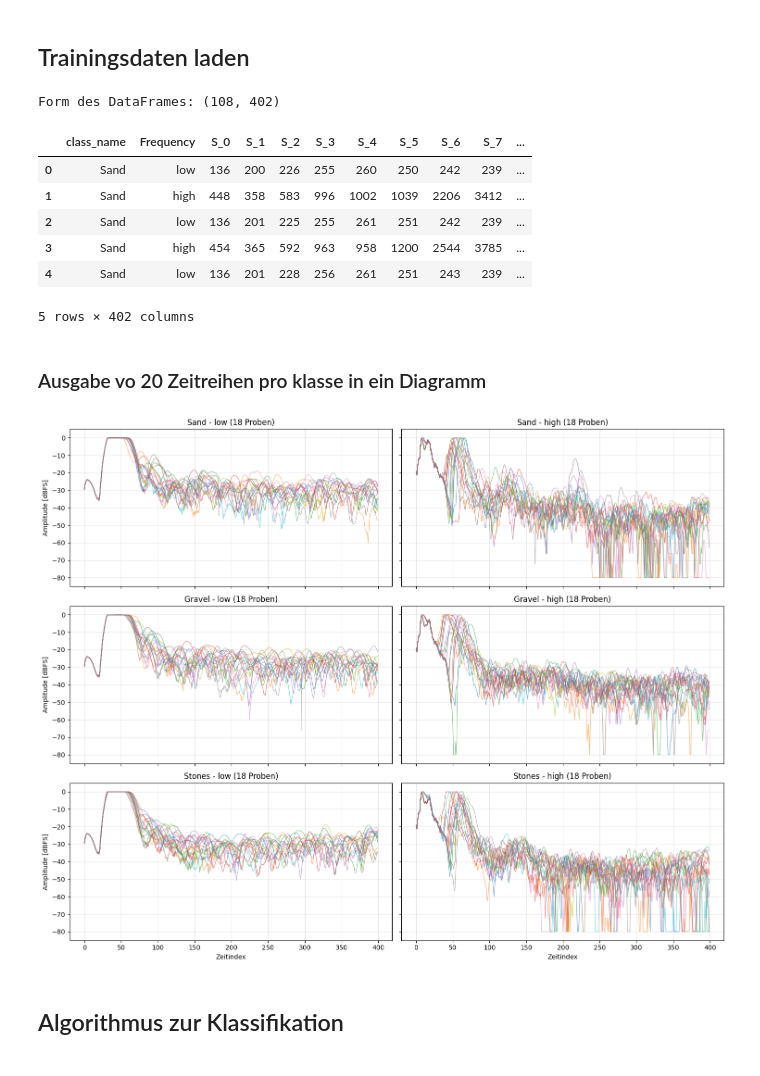
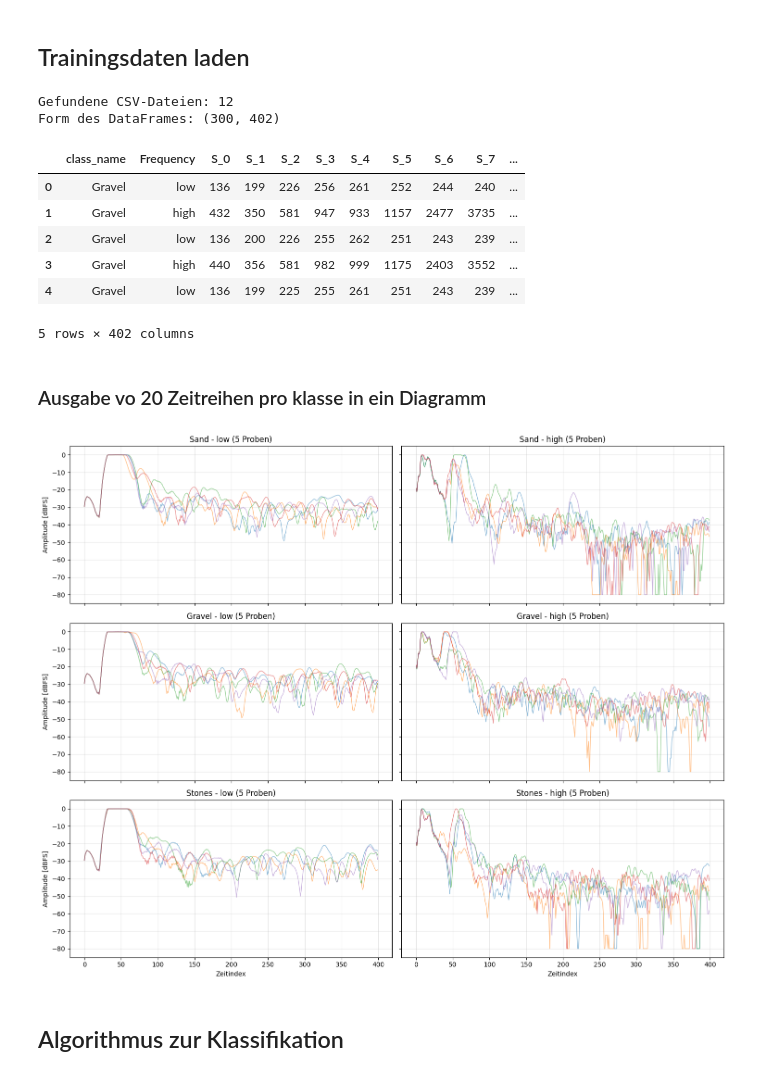
Before and after one commit to Ssaammyy36/sonar_mpa, a Jupyter notebook: dev/ki/notebooks/simple_ki_modell_v1.ipynb, the cells around one changed output. Drawn from its saved outputs; the diff is of its cells as text; code cells hidden in the pictures.

Commit message:
feat: Add initial simple KI model for sonar data classification in a new Jupyter notebook.

```diff
--- a/dev/ki/notebooks/simple_ki_modell_v1.ipynb
+++ b/dev/ki/notebooks/simple_ki_modell_v1.ipynb
@@ -44,45 +40,55 @@ model_save_path = os.path.abspath(os.path.join(os.getcwd(), "../../models/sonar_
 # %% [markdown]
 ## Trainingsdaten laden
 # %%
+
+import glob
+import os
+import pandas as pd
 # Daten einlesen
 data_frames = []
-for file in files:
-    file_path = os.path.join(base_path, file)
+search_pattern = os.path.join(base_path, '**/*.csv')
+csv_files = glob.glob(search_pattern, recursive=True)
+
+print(f"Gefundene CSV-Dateien: {len(csv_files)}")
+
+for file_path in csv_files:
     df = pd.read_csv(file_path, sep=';')                # Einlesen der CSV-Dateien, Trennzeichen ist Semikolon
     data_frames.append(df)
 
-# Zusammenfügen zu einem einzigen DataFrame
-data_frame = pd.concat(data_frames, ignore_index=True)
+if data_frames:
+    # Zusammenfügen zu einem einzigen DataFrame
+    full_df = pd.concat(data_frames, ignore_index=True)
 
-# Filtern der Spalten: Wir wollen 'class_name', 'Frequency' und alle 'S_...' Spalten
-amplitude_cols = [col for col in data_frame.columns if col.startswith('S_')]               # Identifizieren der Spalten, die mit 'S_' beginnen
-selected_cols = ['class_name', 'Frequency'] + amplitude_cols                        # Auswahl der gewünschten Spalten
-data_frame = data_frame[selected_cols]
+    # Filtern der Spalten: Wir wollen 'class_name', 'Frequency' und alle 'S_...' Spalten
+    amplitude_cols = [col for col in full_df.columns if col.startswith('S_')]
+    selected_cols = ['class_name', 'Frequency'] + amplitude_cols
+    final_df = full_df[selected_cols]
 
-# Anzeigen der ersten Zeilen und der Größe des DataFrames
-print(f"Form des DataFrames: {data_frame.shape}")
-display(data_frame.head())
+    # Anzeigen der ersten Zeilen und der Größe des DataFrames
+    print(f"Form des DataFrames: {final_df.shape}")
+    display(final_df.head())
+else:
+    print("Keine CSV-Dateien gefunden!")
 # %% [output]
-Form des DataFrames: (108, 402)
+Gefundene CSV-Dateien: 12
+Form des DataFrames: (300, 402)
 |  | class_name | Frequency | S_0 | S_1 | S_2 | S_3 | S_4 | S_5 | S_6 | S_7 | ... |
-| 0 | Sand | low | 136 | 200 | 226 | 255 | 260 | 250 | 242 | 239 | ... |
-| 1 | Sand | high | 448 | 358 | 583 | 996 | 1002 | 1039 | 2206 | 3412 | ... |
-| 2 | Sand | low | 136 | 201 | 225 | 255 | 261 | 251 | 242 | 239 | ... |
-| 3 | Sand | high | 454 | 365 | 592 | 963 | 958 | 1200 | 2544 | 3785 | ... |
-| 4 | Sand | low | 136 | 201 | 228 | 256 | 261 | 251 | 243 | 239 | ... |
+| 0 | Gravel | low | 136 | 199 | 226 | 256 | 261 | 252 | 244 | 240 | ... |
+| 1 | Gravel | high | 432 | 350 | 581 | 947 | 933 | 1157 | 2477 | 3735 | ... |
+| 2 | Gravel | low | 136 | 200 | 226 | 255 | 262 | 251 | 243 | 239 | ... |
+| 3 | Gravel | high | 440 | 356 | 581 | 982 | 999 | 1175 | 2403 | 3552 | ... |
+| 4 | Gravel | low | 136 | 199 | 225 | 255 | 261 | 251 | 243 | 239 | ... |
 5 rows × 402 columns
 # %% [markdown]
 ### Ausgabe vo 20 Zeitreihen pro klasse in ein Diagramm
 # %%
 # Eindeutige Klassen finden
 classes = ['Sand', 'Gravel', 'Stones']
-frequencies = ['low', 'high']  # Definierte Reihenfolge
-
+frequencies = ['low', 'high']               # Definierte Reihenfolg
 num_classes = len(classes)
 num_freqs = len(frequencies)
 
 # Subplots erstellen: Zeilen = Klassen, Spalten = Frequenzen
-# sharey='row' sorgt dafür, dass die Y-Achsen innerhalb einer Klasse vergleichbar sind
 fig, axes = plt.subplots(num_classes, num_freqs, figsize=(15, 4*num_classes), sharex=True, sharey='row')
 
 # Wenn es nur eine Klasse gibt, ist axes ein 1D Array, wir machen es 2D für konsistente Indizierung
@@ -96,45 +102,42 @@ for i, class_name in enumerate(classes):
         # Daten filtern für spezifische Klasse und Frequenz
         subset = data_frame[(data_frame['class_name'] == class_name) & (data_frame['Frequency'] == freq)]
 
-        n_samples = min(20, len(subset))
+        n_samples = min(5, len(subset))
 
         if n_samples > 0:
             # Zufällige Auswahl
             sampled_data = subset.sample(n_samples, random_state=42)
 
-            # --- START ÄNDERUNG ---
             # 1. Rohdaten holen (als Float)
             result = sampled_data.drop(columns=['class_name', 'Frequency']).values.astype(float)
 
-            # 2. Direkt in dB umrechnen (Vektiorisiert für alle Zeilen gleichzeitig)
-            # Normalisieren (/4095), Logarithmieren (20*log10) und Clippen (min -80dB)
+            # 2. Direkt in dB umrechnen
             amplitudes = np.clip(20 * np.log10(np.clip(result / 4095.0, 1e-9, 1.0)), -80, 0)
 
             # Plotten
             for row in amplitudes:
                 ax.plot(row, alpha=0.5, linewidth=1)
 
             # Y-Achse fixieren (-85 bis 5 dB)
             ax.set_ylim(-85, 5)
-            # --- ENDE ÄNDERUNG ---
             ax.set_title(f'{class_name} - {freq} ({n_samples} Proben)')
         else:
             ax.set_title(f'{class_name} - {freq} (Keine Daten)')
 
         ax.grid(True, alpha=0.3)
 
         # Y-Label nur in der ersten Spalte
         if j == 0:
             ax.set_ylabel('Amplitude [dBFS]')
 
         # X-Label nur in der letzten Zeile
         if i == num_classes - 1:
             ax.set_xlabel('Zeitindex')
 
 plt.tight_layout()
 plt.show()
 # %% [output]
-[figure, old version]
+[figure, new version]
 # %% [markdown]
 ## Algorithmus zur Klassifikation
 # %% [markdown]
```
Also changed, not shown: parts of 7 cells of this notebook.
